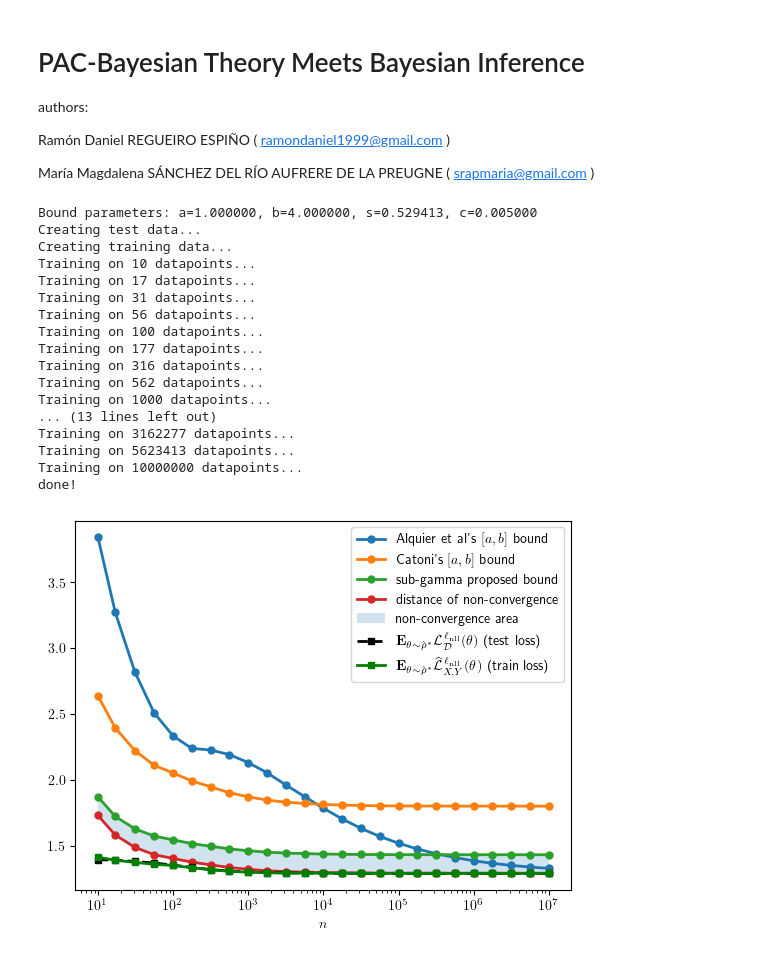
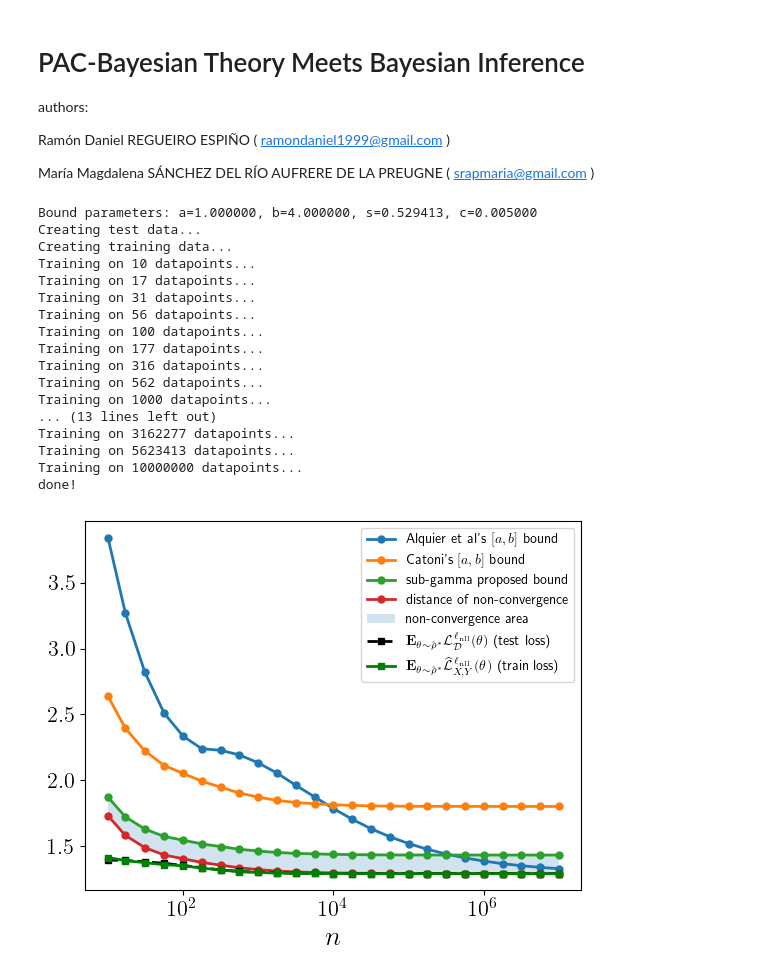
Before and after one commit to RD-RegueiroEspino/M2, a Jupyter notebook: Bayesian_ML/BML_REGUEIRO_SANCHEZDELRIO.ipynb, the cells around one changed output. Saved outputs shown, nothing was run; the diff lists cells and outputs as text; code cells hidden in the pictures.

```diff
--- a/Bayesian_ML/BML_REGUEIRO_SANCHEZDELRIO.ipynb
+++ b/Bayesian_ML/BML_REGUEIRO_SANCHEZDELRIO.ipynb
@@ -69,6 +69,8 @@ def main():
 
     print('done!')
 
+
+    #plt.figure(figsize=(18,6))
     plt.semilogx(nb_train_list, alquier_sqrt_list, '-', linewidth=2, marker='o', markersize=5, label=r"Alquier et al's $[a,b]$ bound")
     plt.semilogx(nb_train_list, catoni_list, '-', linewidth=2, marker='o', markersize=5, label=r"Catoni's $[a,b]$ bound")
     plt.semilogx(nb_train_list, subgamma_list, '-', linewidth=2, marker='o', markersize=5, label=r"sub-gamma proposed bound")
@@ -79,9 +81,10 @@ def main():
     plt.semilogx(nb_train_list, test_loss_list, 'k--', linewidth=2, marker='s', markersize=5, label=r'$\mathbf{E}_{\theta\sim\hat\rho^*} \mathcal{L}_{\mathcal D}^{\,\ell_{\rm nll}}(\theta)$ (test loss)')
     plt.semilogx(nb_train_list, train_loss_list, 'g-', linewidth=2, marker='s', markersize=5, label=r'$\mathbf{E}_{\theta\sim\hat\rho^*} \widehat\mathcal{L}_{X,Y}^{\,\ell_{\rm nll}}(\theta)$ (train loss)')
 
-    plt.xlabel('$n$')
+    plt.xlabel('$n$',size=20)
+    plt.tick_params(labelsize=16)
     plt.legend()
-    #plt.savefig('Area_non_convergence.pdf')
+    plt.savefig('Area_non_convergence_new_mod.pdf')
     plt.show()
 
 def create_linear_data(n=100, d=10, sigma_x=1., w=None, w_norm=1., sigma_noise=0.1):
@@ -101,31 +104,31 @@ def bound_catoni(loss, kl, n, a, b, delta=0.05):
     x = loss - a + (kl - log(delta)) / n
     z = (b - a) / (1-exp(a-b))
     return a + z * (1 - exp(-x))
 
 def bound_subgamma(loss, kl, n, s, c, delta=0.05):
     return loss + (1./n) * (kl - log(delta)) + s ** 2 / (2*(1-c))
 
 def bound_dif(loss, kl, n, s, c, delta=0.05):
     return loss + (1./n) * (kl - log(delta))
 
 if __name__ == '__main__':
     main()
 # %% [output]
 Bound parameters: a=1.000000, b=4.000000, s=0.529413, c=0.005000
 Creating test data...
 Creating training data...
 Training on 10 datapoints...
 Training on 17 datapoints...
 Training on 31 datapoints...
 Training on 56 datapoints...
 Training on 100 datapoints...
 Training on 177 datapoints...
 Training on 316 datapoints...
 Training on 562 datapoints...
 Training on 1000 datapoints...
 ... (13 lines left out)
 Training on 3162277 datapoints...
 Training on 5623413 datapoints...
 Training on 10000000 datapoints...
 done!
-[figure, old version]
+[figure, new version]
```
